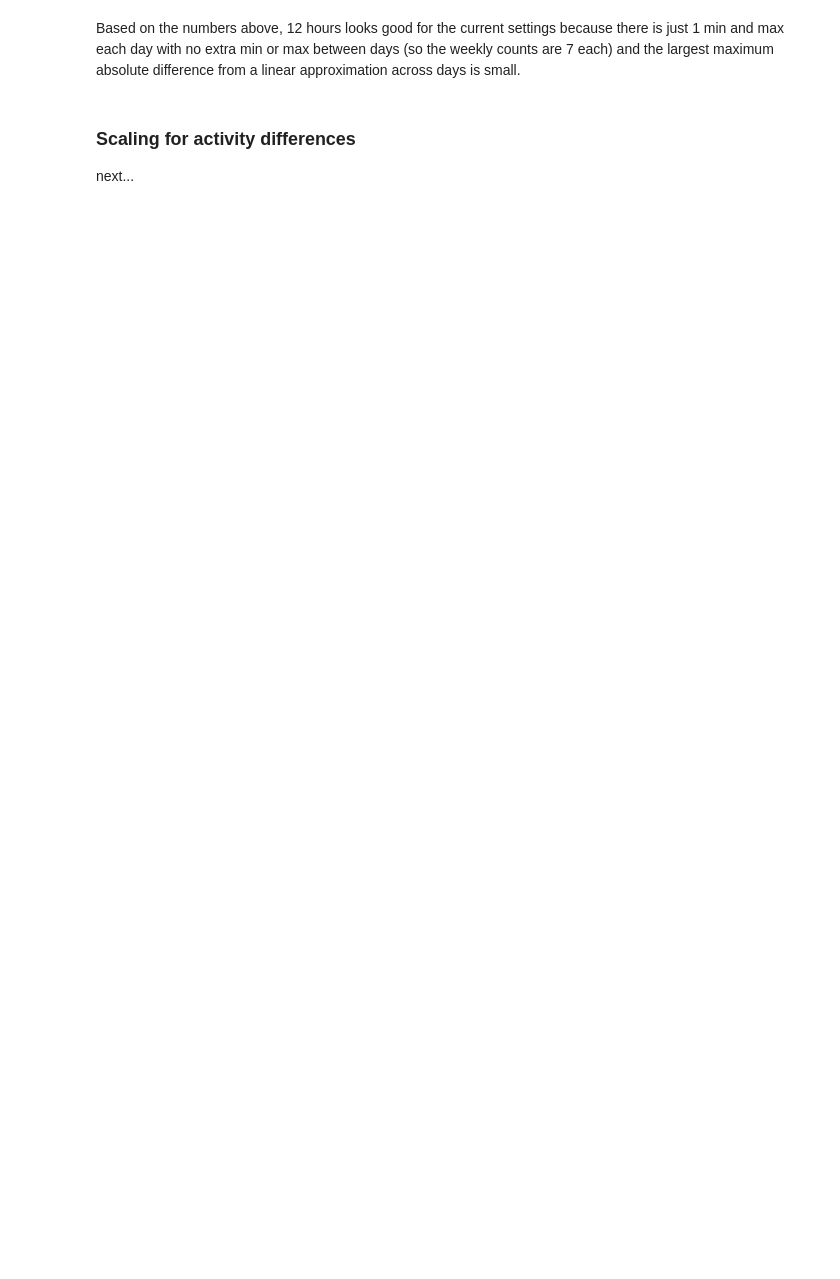
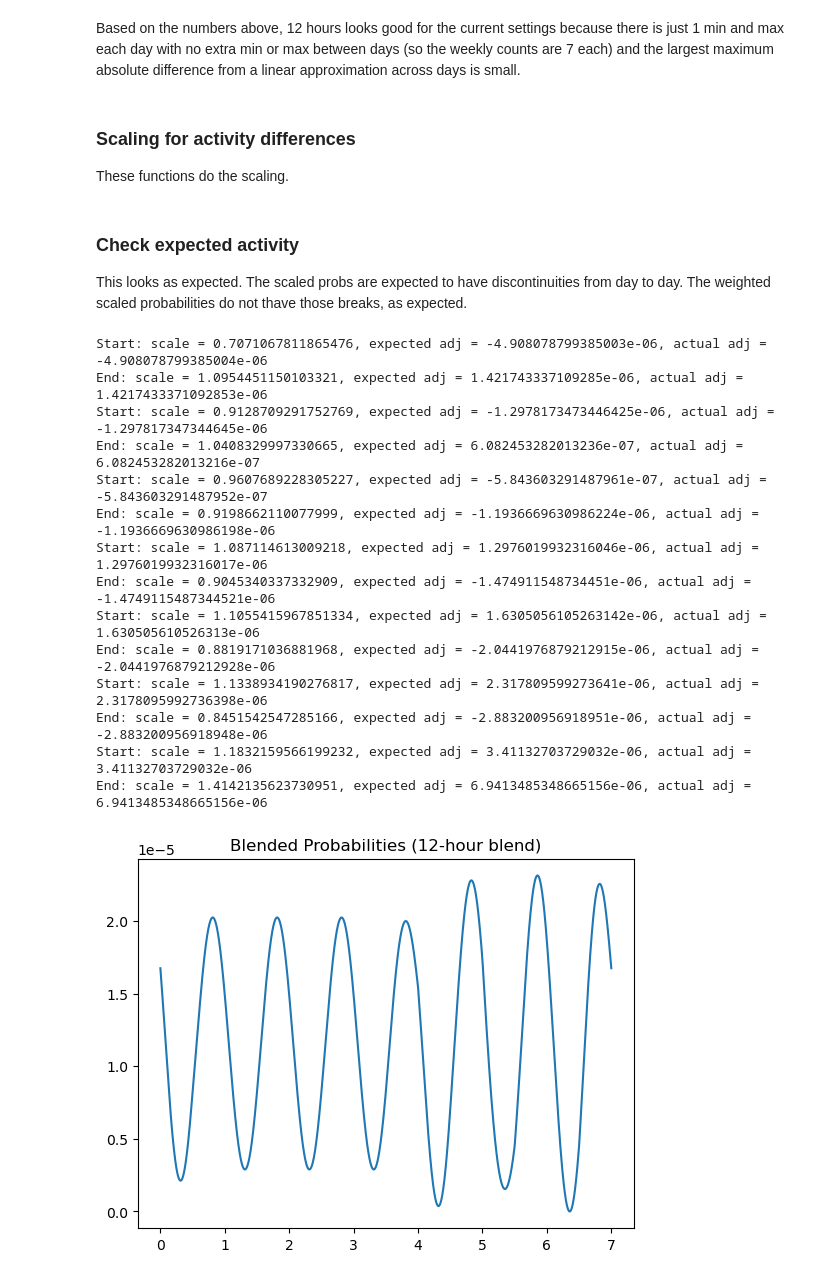
Before and after one commit to erikjhanson/ad-sims, a Jupyter notebook: activity-by-hour-notes.ipynb, the cells around one changed output. Saved outputs shown, nothing was run; the diff lists cells and outputs as text; code cells hidden in the pictures; blank space fills up the shorter version.

Commit message:
scale for daily actiity differences

```diff
--- a/activity-by-hour-notes.ipynb
+++ b/activity-by-hour-notes.ipynb
@@ -1607,4 +1607,4 @@ absolute difference from a linear approximation across days is small.
 # %% [markdown]
 ### Scaling for activity differences
 
-next...
+These functions do the scaling.
@@ -1610,0 +1743,53 @@ next...
+# %% [markdown]
+### Check expected activity
+
+This looks as expected.
+The scaled probs are expected to have discontinuities from day to day.
+The weighted scaled probabilities do not thave those breaks, as expected.
+# %%
+blend_hours = 12
+scale_hours = 6
+
+daily_weights = weekly_activity_parameters['daily_activity_weight']
+
+blend_seconds = blend_hours * SECONDS_IN_HOUR
+scale_seconds = scale_hours * SECONDS_IN_HOUR
+
+new_daily_probs = blend_daily_probabilities(daily_start_second_probs,
+                                            blend_seconds)
+
+scaled_probs = scale_daily_probabilities(new_daily_probs,
+                                         daily_weights, scale_seconds)
+
+weighted_scaled_probs = [
+    w * p for w, p in zip(daily_weights, scaled_probs)
+]
+
+
+x5 = np.linspace(0, 7*SECONDS_IN_DAY-1, 7*SECONDS_IN_DAY) \
+    / SECONDS_IN_DAY
+
+y5a = np.concatenate(new_daily_probs)
+plot_fn(x5, y5a, title=f"Blended Probabilities ({blend_hours}-hour blend)")
+
+y5b = np.concatenate(scaled_probs)
+plot_fn(x5, y5b, title=f"Scaled Probabilities ({scale_hours}-hour blend)")
+
+y5c = np.concatenate(weighted_scaled_probs)
+plot_fn(x5, y5c, title=f"Weighted Scaled Probabilities ({scale_hours}-hour blend)")
+# %% [output]
+Start: scale = 0.7071067811865476, expected adj = -4.908078799385003e-06, actual adj = -4.908078799385004e-06
+End: scale = 1.0954451150103321, expected adj = 1.421743337109285e-06, actual adj = 1.4217433371092853e-06
+Start: scale = 0.9128709291752769, expected adj = -1.2978173473446425e-06, actual adj = -1.297817347344645e-06
+End: scale = 1.0408329997330665, expected adj = 6.082453282013236e-07, actual adj = 6.082453282013216e-07
+Start: scale = 0.9607689228305227, expected adj = -5.843603291487961e-07, actual adj = -5.843603291487952e-07
+End: scale = 0.9198662110077999, expected adj = -1.1936669630986224e-06, actual adj = -1.1936669630986198e-06
+Start: scale = 1.087114613009218, expected adj = 1.2976019932316046e-06, actual adj = 1.2976019932316017e-06
+End: scale = 0.9045340337332909, expected adj = -1.474911548734451e-06, actual adj = -1.4749115487344521e-06
+Start: scale = 1.1055415967851334, expected adj = 1.6305056105263142e-06, actual adj = 1.630505610526313e-06
+End: scale = 0.8819171036881968, expected adj = -2.0441976879212915e-06, actual adj = -2.0441976879212928e-06
+Start: scale = 1.1338934190276817, expected adj = 2.317809599273641e-06, actual adj = 2.3178095992736398e-06
+End: scale = 0.8451542547285166, expected adj = -2.883200956918951e-06, actual adj = -2.883200956918948e-06
+Start: scale = 1.1832159566199232, expected adj = 3.41132703729032e-06, actual adj = 3.41132703729032e-06
+End: scale = 1.4142135623730951, expected adj = 6.9413485348665156e-06, actual adj = 6.9413485348665156e-06
+[figure, added]
```
Also changed, not shown: parts of 5 cells of this notebook.
